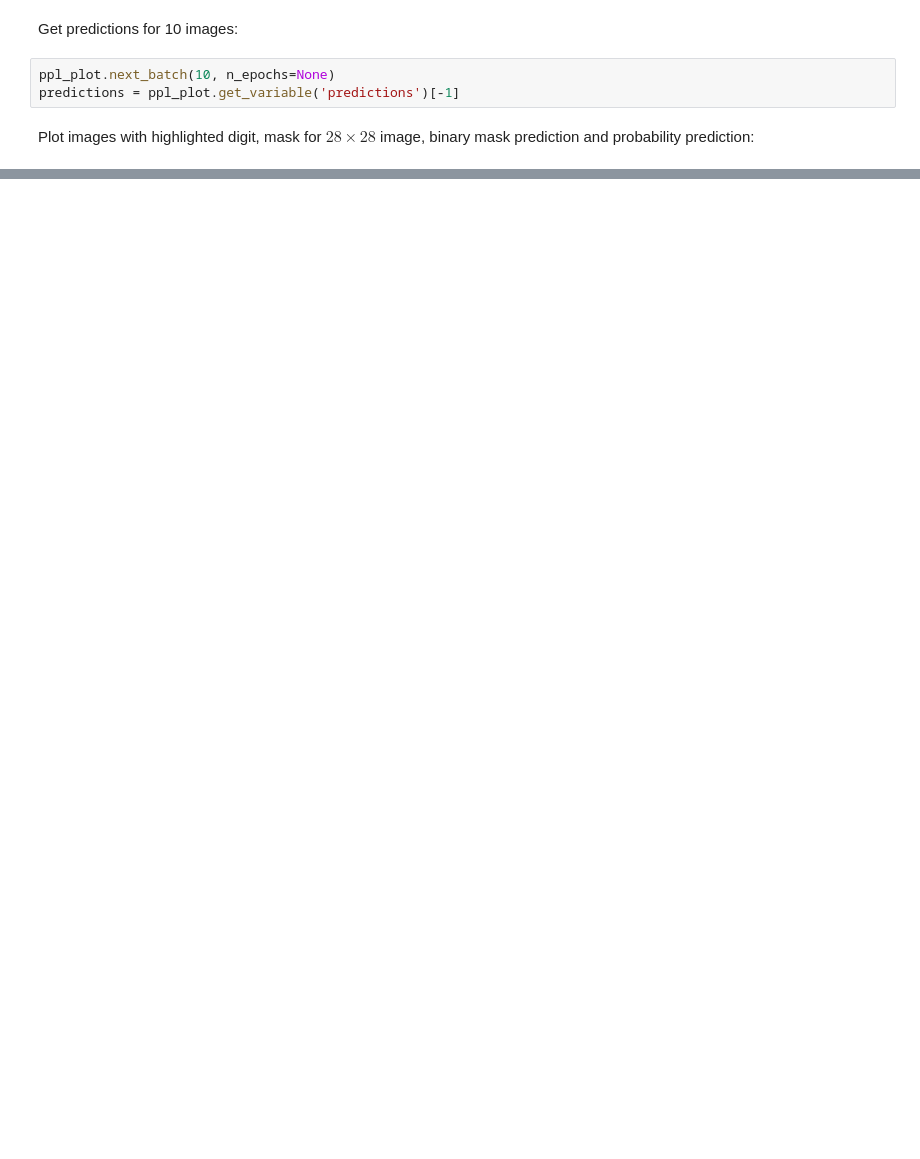
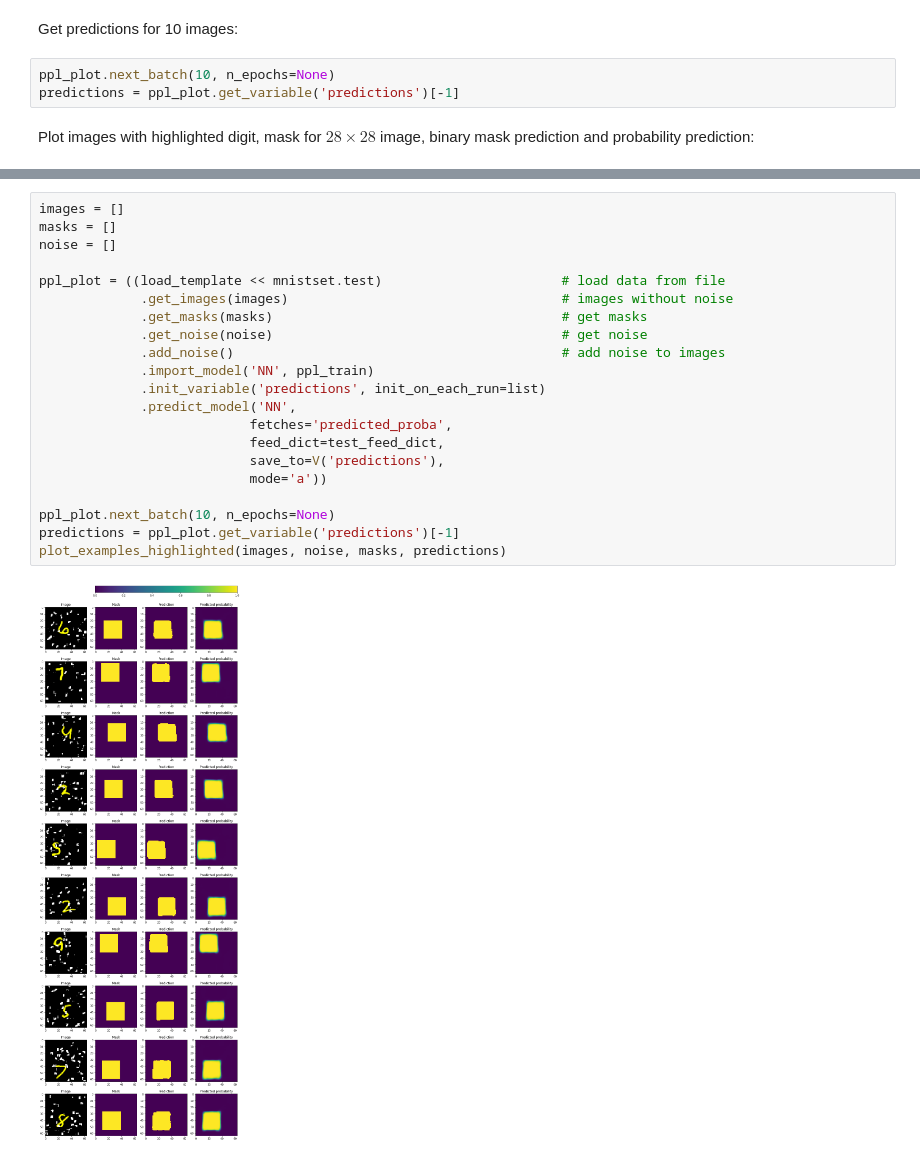
Before and after one commit to analysiscenter/az_training, a Jupyter notebook: alexey_kozhevin/task_02/mnist_with_noise.ipynb, the cells around one changed output, grey strips where cells are left out. Saved outputs shown, nothing was run; the diff lists cells and outputs as text; blank space fills up the shorter version.

```diff
--- a/alexey_kozhevin/task_02/mnist_with_noise.ipynb
+++ b/alexey_kozhevin/task_02/mnist_with_noise.ipynb
@@ -200,0 +258,23 @@ plot_examples_highlighted(images, noise, masks, predictions)
+# %%
+images = []
+masks = []
+noise = []
+
+ppl_plot = ((load_template << mnistset.test)                       # load data from file
+             .get_images(images)                                   # images without noise
+             .get_masks(masks)                                     # get masks
+             .get_noise(noise)                                     # get noise
+             .add_noise()                                          # add noise to images
+             .import_model('NN', ppl_train)
+             .init_variable('predictions', init_on_each_run=list)
+             .predict_model('NN',
+                           fetches='predicted_proba',
+                           feed_dict=test_feed_dict,
+                           save_to=V('predictions'),
+                           mode='a'))
+
+ppl_plot.next_batch(10, n_epochs=None)
+predictions = ppl_plot.get_variable('predictions')[-1]
+plot_examples_highlighted(images, noise, masks, predictions)
+# %% [output]
+[figure, added]
```
Also changed, not shown: parts of 20 cells of this notebook, 6 other files.
